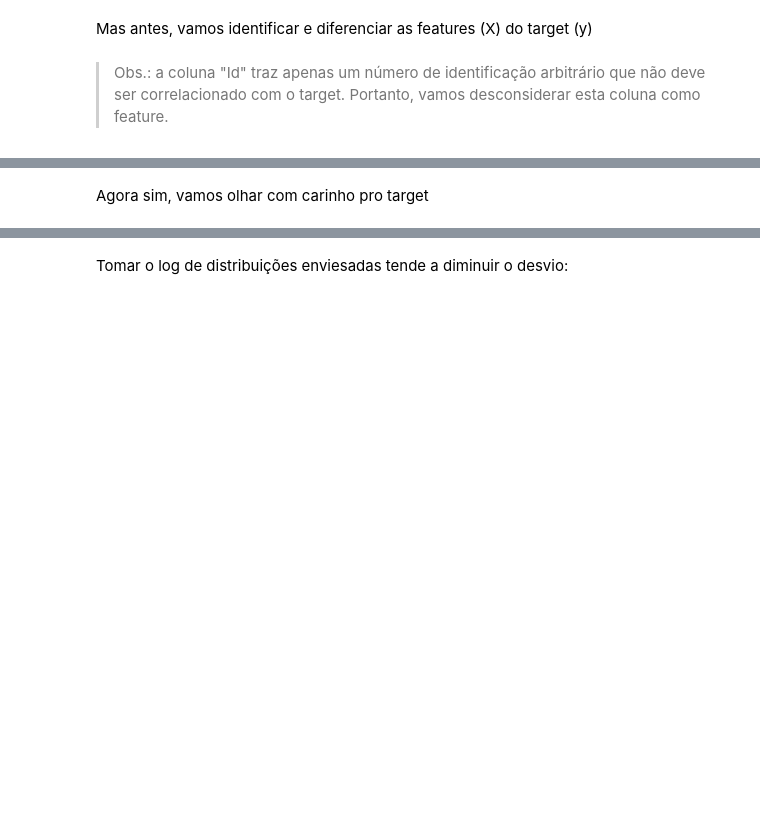
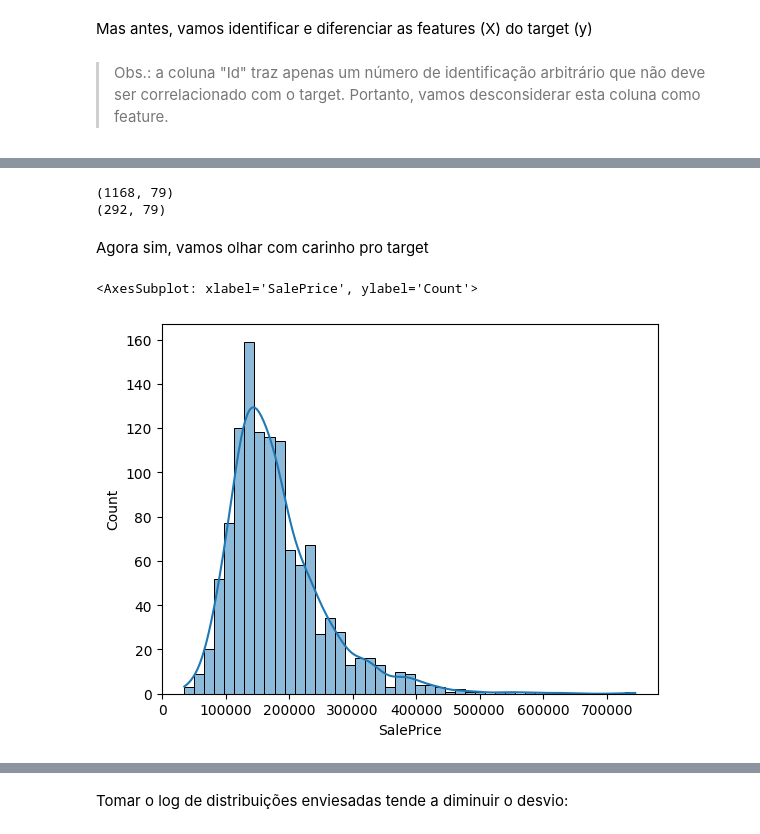
Before and after one commit to gaiogreg/aulas-LC-Safra, a Jupyter notebook: Modulo 7/Aula03.ipynb, the cells around one changed output, grey strips where cells are left out. Drawn from its saved outputs; the diff is of its cells as text; code cells hidden in the pictures; blank space fills up the shorter version.

```diff
--- a/Modulo 7/Aula03.ipynb
+++ b/Modulo 7/Aula03.ipynb
@@ -37,0 +43,3 @@ Para o significado de cada uma das features, e os valores que elas podem assumir
+# %%
+df = pd.read_csv('dados_modelos/house_prices.csv')
+df.head()
@@ -45,3 +165,6 @@ Por enquanto, vamos dar uma olhada na coluna target!
 Mas antes, vamos identificar e diferenciar as features (X) do target (y)
 # %% [markdown]
 > Obs.: a coluna "Id" traz apenas um número de identificação arbitrário que não deve ser correlacionado com o target. Portanto, vamos desconsiderar esta coluna como feature.
+# %%
+X = df.drop(columns=['SalePrice', 'Id'])
+y = df['SalePrice']
@@ -47,0 +178,3 @@ Mas antes, vamos identificar e diferenciar as features (X) do target (y)
+# %%
+X_train, X_test, y_train, y_test = train_test_split(X, y, test_size=0.2, random_state=42)
+X_train
@@ -48,2 +195,13 @@ Mas antes, vamos identificar e diferenciar as features (X) do target (y)
+# %%
+print(X_train.shape)
+print(X_test.shape)
+# %% [output]
+(1168, 79)
+(292, 79)
 # %% [markdown]
 Agora sim, vamos olhar com carinho pro target
+# %%
+sns.histplot(y_train, kde=True)
+# %% [output]
+<AxesSubplot: xlabel='SalePrice', ylabel='Count'>
+[figure, added]
```
Also changed, not shown: parts of 49 cells of this notebook, 3 other files.
